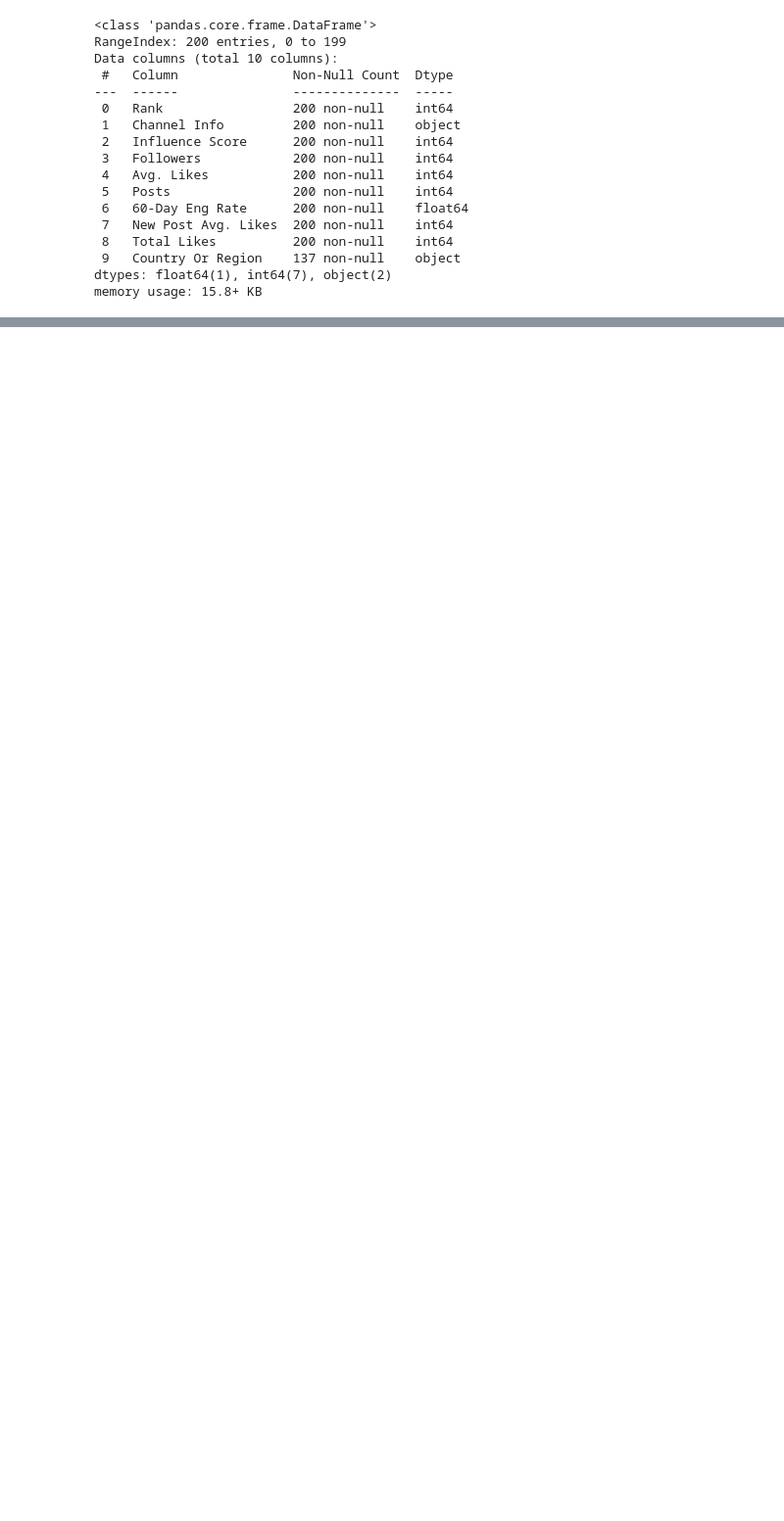
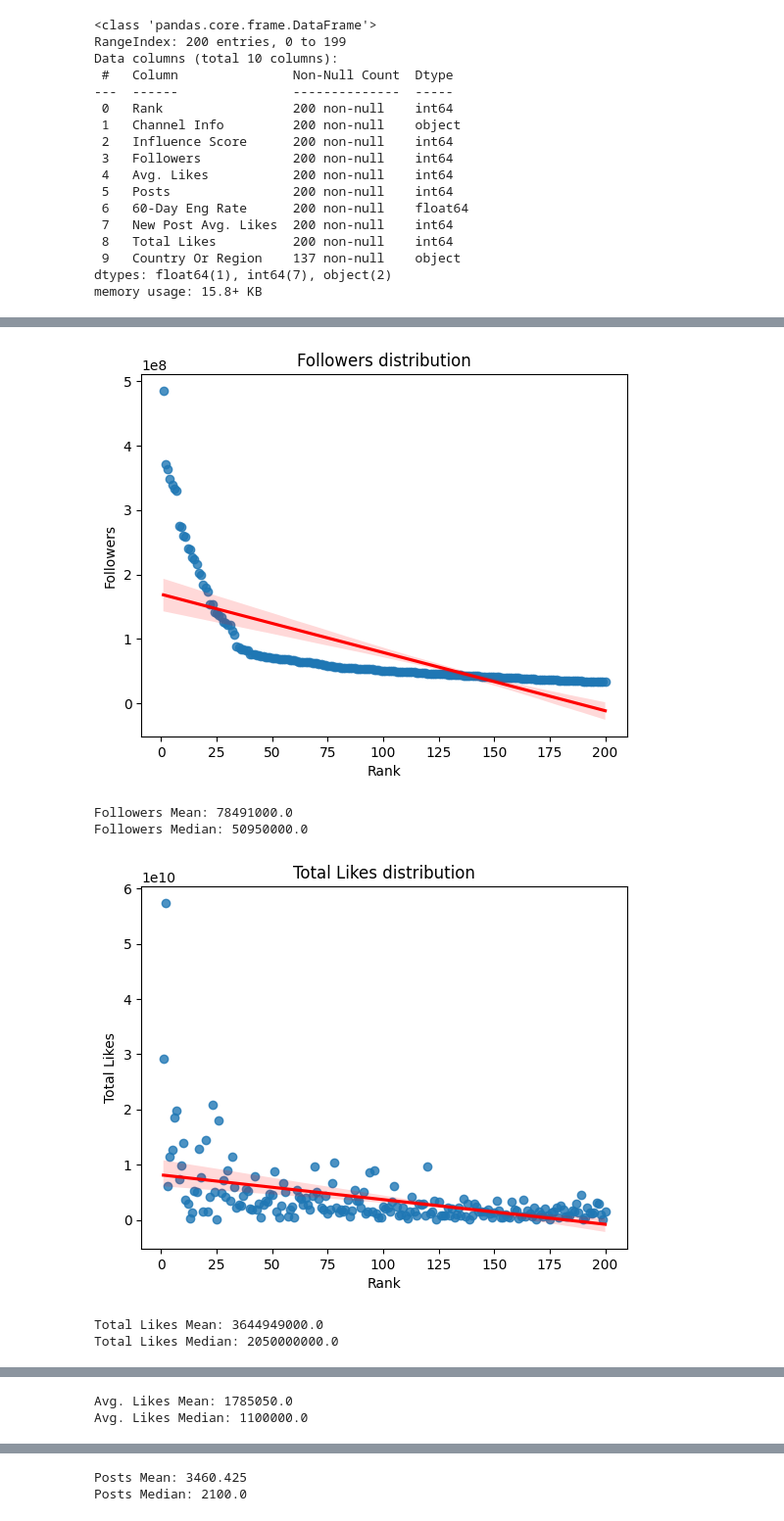
Before and after one commit to obaliuta/instablogers, a Jupyter notebook: notebook.ipynb, the cells around one changed output, grey strips where cells are left out. Shown: that part at 98% size. Saved outputs shown, nothing was run; the diff lists cells and outputs as text; code cells hidden in the pictures; blank space fills up the shorter version.

```diff
--- a/notebook.ipynb
+++ b/notebook.ipynb
@@ -75,0 +107,4 @@ memory usage: 15.8+ KB
+# %%
+# fill blan countries with 'Missing' text
+df['Country Or Region'] = df['Country Or Region'].fillna('Missing Country')
+df['Country Or Region'].value_counts()
@@ -93,0 +148,16 @@ sns.heatmap(df.corr())
+# %%
+# lets plot those features as scatter vs the rank
+for feature in ['Followers', 'Total Likes', 'Avg. Likes', 'Posts', '60-Day Eng Rate' ]:
+    data = df.copy()
+    plt.title(feature + ' distribution')
+    plot = sns.regplot(x=data['Rank'], y=data[feature], line_kws={"color": "red"})
+    plt.show()
+    print(feature+" Mean: {}".format(data[feature].mean()))
+    print(feature+" Median: {}".format(data[feature].median()))
+# %% [output]
+[figure, added]
+Followers Mean: 78491000.0
+Followers Median: 50950000.0
+[figure, added]
+Total Likes Mean: 3644949000.0
+Total Likes Median: 2050000000.0
@@ -93,0 +165,2 @@ sns.heatmap(df.corr())
+Avg. Likes Mean: 1785050.0
+Avg. Likes Median: 1100000.0
@@ -93,0 +168,2 @@ sns.heatmap(df.corr())
+Posts Mean: 3460.425
+Posts Median: 2100.0
```
Also changed, not shown: parts of 17 cells of this notebook, 1 other file.
